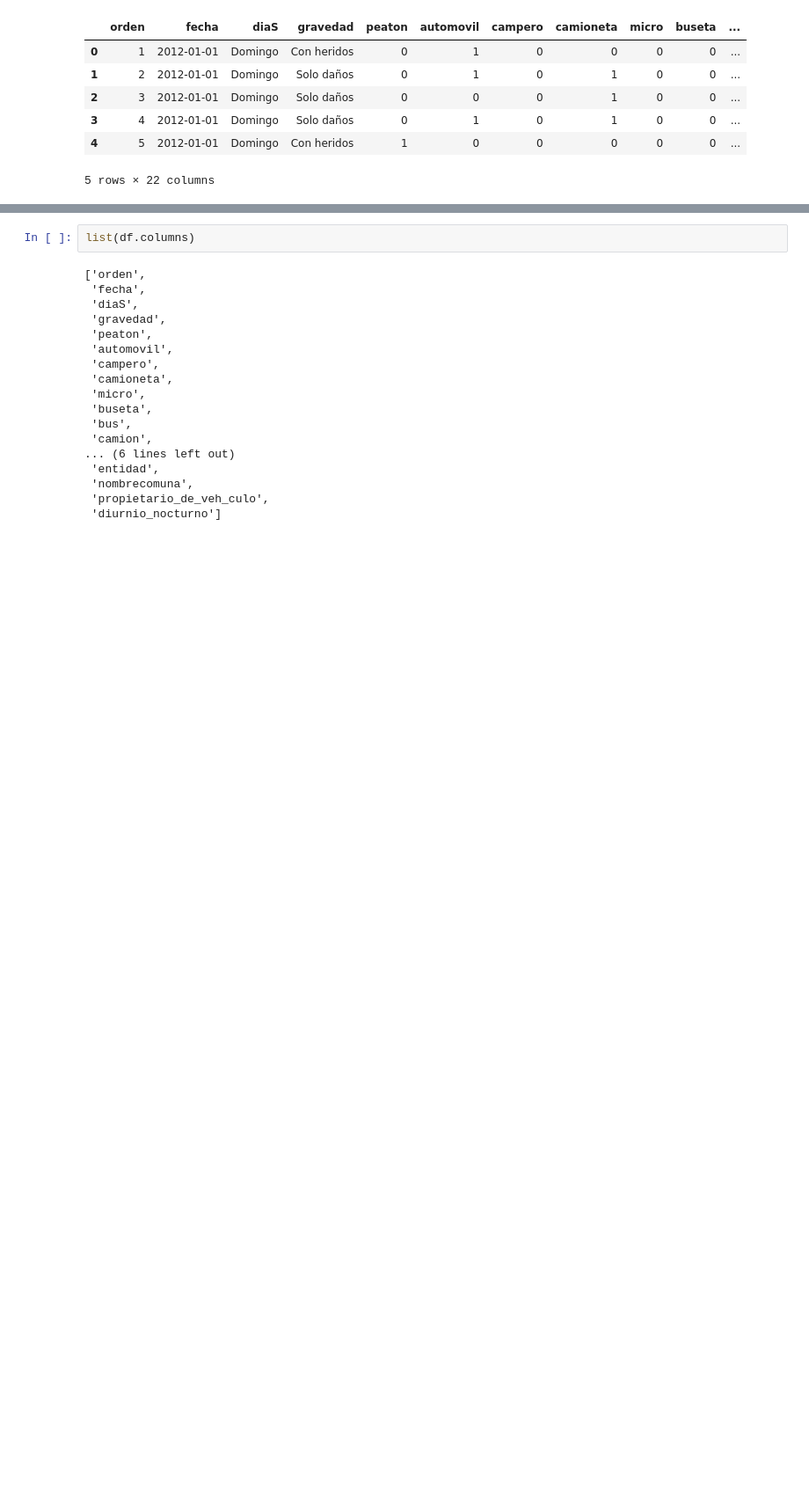
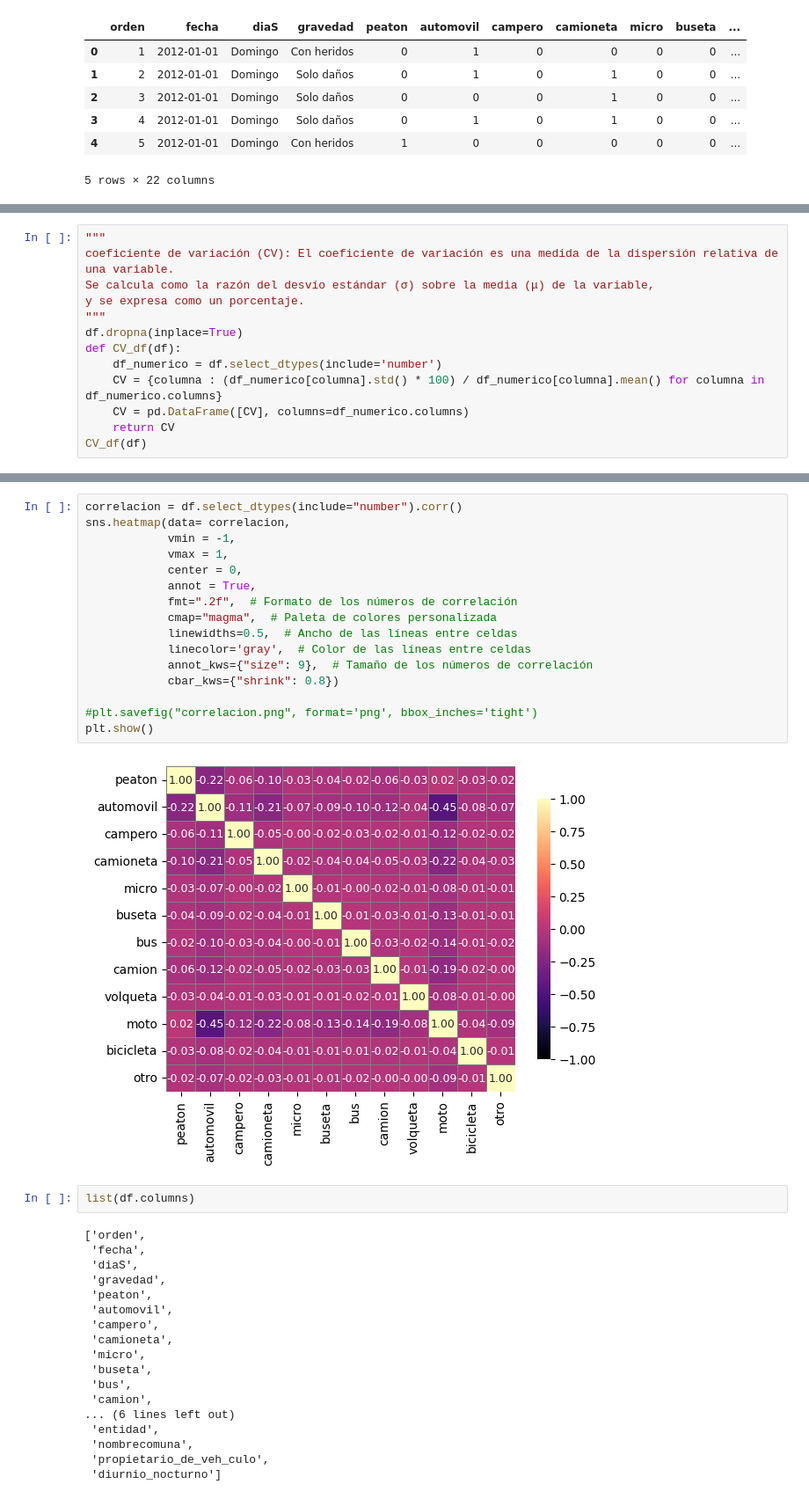
Before and after one commit to JuanDiego360/analisis_de_datos_Bootcamp_G68, a Jupyter notebook: viasualizacion_datos.ipynb, the cells around one changed output, grey strips where cells are left out. Shown at 88% size. Saved outputs shown, nothing was run; the diff lists cells and outputs as text; blank space fills up the shorter version.

```diff
--- a/viasualizacion_datos.ipynb
+++ b/viasualizacion_datos.ipynb
@@ -209,0 +227,13 @@ df.describe()
+# %%
+"""
+coeficiente de variación (CV): El coeficiente de variación es una medida de la dispersión relativa de una variable.
+Se calcula como la razón del desvío estándar (σ) sobre la media (μ) de la variable,
+y se expresa como un porcentaje.
+"""
+df.dropna(inplace=True)
+def CV_df(df):
+    df_numerico = df.select_dtypes(include='number')
+    CV = {columna : (df_numerico[columna].std() * 100) / df_numerico[columna].mean() for columna in df_numerico.columns}
+    CV = pd.DataFrame([CV], columns=df_numerico.columns)
+    return CV
+CV_df(df)
@@ -210,3 +243,21 @@ df.describe()
+# %%
+correlacion = df.select_dtypes(include="number").corr()
+sns.heatmap(data= correlacion,
+            vmin = -1,
+            vmax = 1,
+            center = 0,
+            annot = True,
+            fmt=".2f",  # Formato de los números de correlación
+            cmap="magma",  # Paleta de colores personalizada
+            linewidths=0.5,  # Ancho de las líneas entre celdas
+            linecolor='gray',  # Color de las líneas entre celdas
+            annot_kws={"size": 9},  # Tamaño de los números de correlación
+            cbar_kws={"shrink": 0.8})
+
+#plt.savefig("correlacion.png", format='png', bbox_inches='tight')
+plt.show()
+# %% [output]
+[figure, added]
 # %%
 list(df.columns)
 # %% [output]
```
Also changed, not shown: parts of 5 cells of this notebook, 1 other file.
